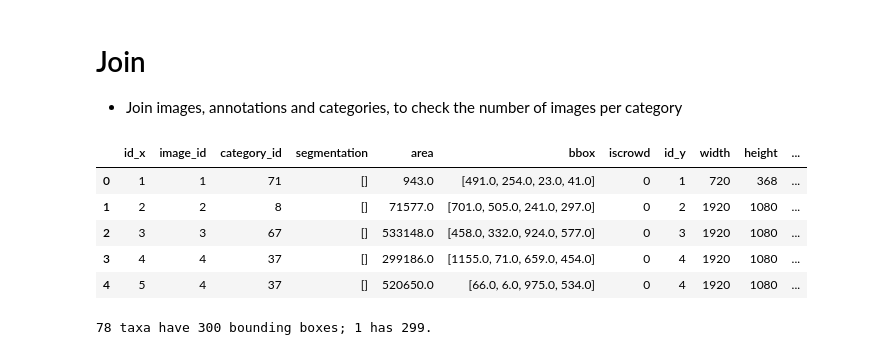
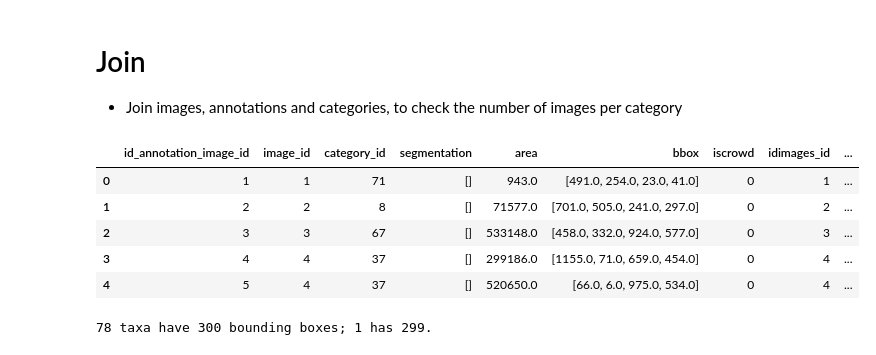
Before and after one commit to JulianaGomez/fathomnet2025, a Jupyter notebook: eda_jgc.ipynb, the cells around one changed output. Drawn from its saved outputs; the diff is of its cells as text; code cells hidden in the pictures.

```diff
--- a/eda_jgc.ipynb
+++ b/eda_jgc.ipynb
@@ -175,0 +143,3 @@ dataframes['images']['height'].hist()
+# %%
+dataframes['images']['date_captured'] = pd.to_datetime(dataframes['images']['date_captured'])
+dataframes['images'].dtypes
@@ -267,22 +277,16 @@ array([''], dtype=object)
 
 - Join images, annotations and categories, to check the number of images per category
 # %%
-#join id in `categories` to category_id in `annotations` and
-
-# result = pd.merge(pd.merge(dataframes['images'], dataframes['annotations'], on='id', how='outer'), dataframes['categories'], on='id', how='outer')
-# result.head()
-
-
-merge_1 = dataframes['annotations'].merge(dataframes['images'], left_on='image_id', right_on='id')
-merge_2 = merge_1.merge(dataframes['categories'], left_on='category_id', right_on='id')
+merge_1 = dataframes['annotations'].merge(dataframes['images'], left_on='image_id', right_on='id',suffixes=('_annotation_image_id', 'images_id'))
+merge_2 = merge_1.merge(dataframes['categories'], left_on='category_id', right_on='id',suffixes=('_annotation_category_id', '_categories_id'))
 merge_2.head()
 # %% [output]
-|  | id_x | image_id | category_id | segmentation | area | bbox | iscrowd | id_y | width | height | ... |
-| 0 | 1 | 1 | 71 | [] | 943.0 | [491.0, 254.0, 23.0, 41.0] | 0 | 1 | 720 | 368 | ... |
-| 1 | 2 | 2 | 8 | [] | 71577.0 | [701.0, 505.0, 241.0, 297.0] | 0 | 2 | 1920 | 1080 | ... |
-| 2 | 3 | 3 | 67 | [] | 533148.0 | [458.0, 332.0, 924.0, 577.0] | 0 | 3 | 1920 | 1080 | ... |
-| 3 | 4 | 4 | 37 | [] | 299186.0 | [1155.0, 71.0, 659.0, 454.0] | 0 | 4 | 1920 | 1080 | ... |
-| 4 | 5 | 4 | 37 | [] | 520650.0 | [66.0, 6.0, 975.0, 534.0] | 0 | 4 | 1920 | 1080 | ... |
+|  | id_annotation_image_id | image_id | category_id | segmentation | area | bbox | iscrowd | idimages_id | ... |
+| 0 | 1 | 1 | 71 | [] | 943.0 | [491.0, 254.0, 23.0, 41.0] | 0 | 1 | ... |
+| 1 | 2 | 2 | 8 | [] | 71577.0 | [701.0, 505.0, 241.0, 297.0] | 0 | 2 | ... |
+| 2 | 3 | 3 | 67 | [] | 533148.0 | [458.0, 332.0, 924.0, 577.0] | 0 | 3 | ... |
+| 3 | 4 | 4 | 37 | [] | 299186.0 | [1155.0, 71.0, 659.0, 454.0] | 0 | 4 | ... |
+| 4 | 5 | 4 | 37 | [] | 520650.0 | [66.0, 6.0, 975.0, 534.0] | 0 | 4 | ... |
 # %%
 how_many = sum(merge_2.name.value_counts() == 300)
 how_many_not = sum(merge_2.name.value_counts() == 299)
```
Also changed, not shown: parts of 20 cells of this notebook.
